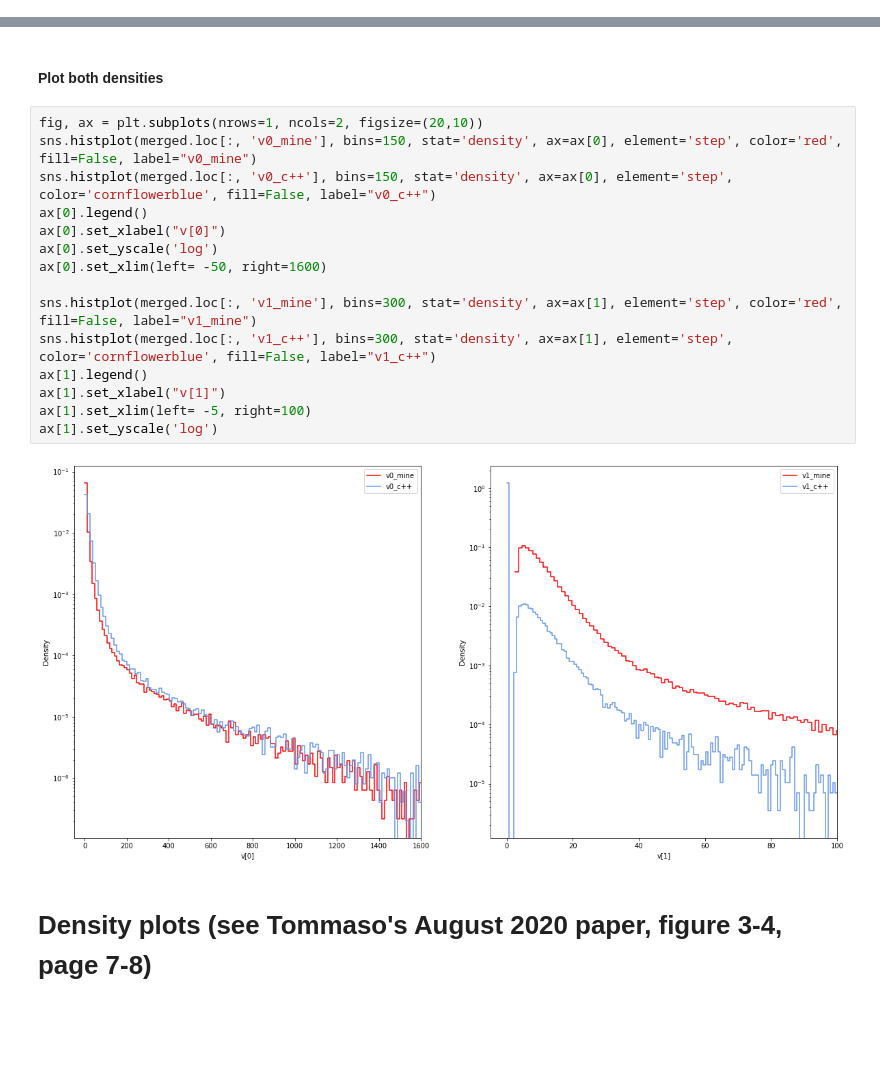
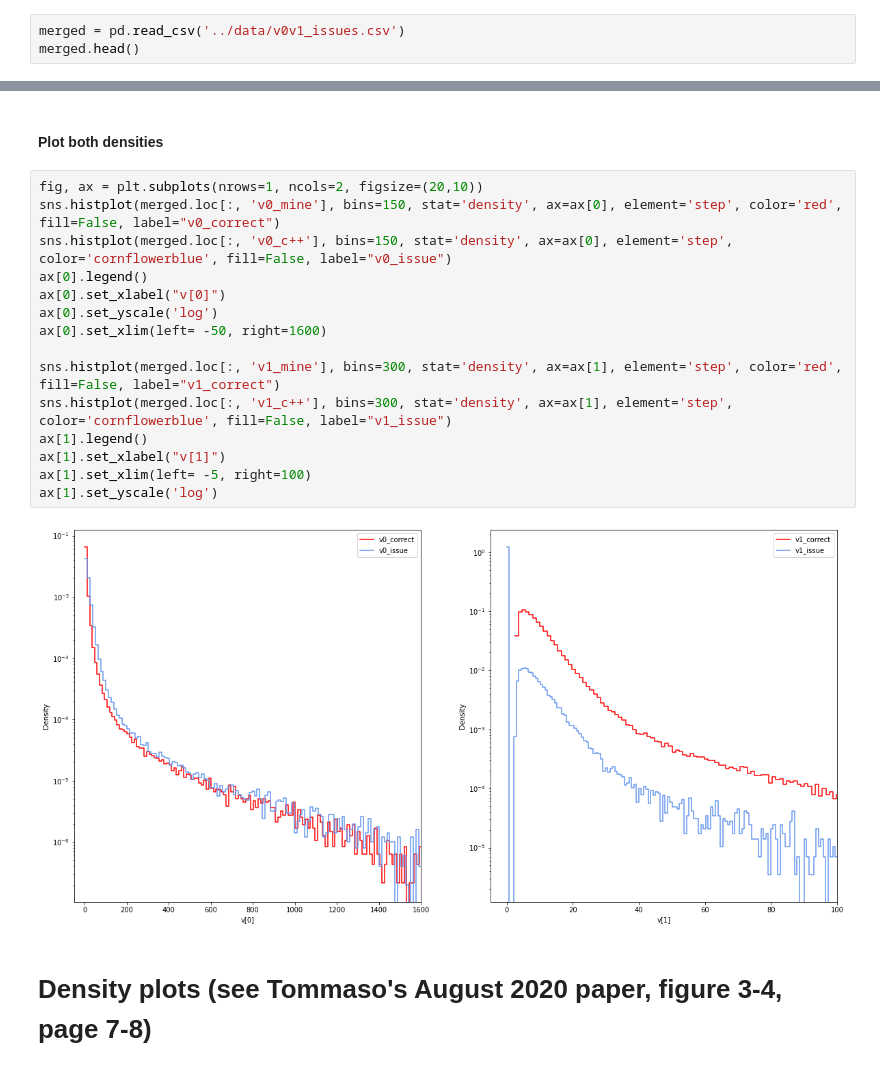
Before and after one commit to lucamasserano/muonEnergy-lfi, a Jupyter notebook: plotting/features.ipynb, the cells around one changed output, grey strips where cells are left out. Drawn from its saved outputs; the diff is of its cells as text; blank space fills up the shorter version.

```diff
--- a/plotting/features.ipynb
+++ b/plotting/features.ipynb
@@ -162,3 +162,6 @@ how many equal to each other in v1 (if any)
 merged.loc[np.abs(merged.loc[:, "v1_mine"] - merged.loc[:, "v1_c++"]) < 0.001, :].shape
 # %% [output]
 (20344, 5)
+# %%
+merged = pd.read_csv('../data/v0v1_issues.csv')
+merged.head()
@@ -166,21 +176,21 @@ merged.loc[np.abs(merged.loc[:, "v1_mine"] - merged.loc[:, "v1_c++"]) < 0.001, :
 #### Plot both densities
 # %%
 fig, ax = plt.subplots(nrows=1, ncols=2, figsize=(20,10))
-sns.histplot(merged.loc[:, 'v0_mine'], bins=150, stat='density', ax=ax[0], element='step', color='red', fill=False, label="v0_mine")
-sns.histplot(merged.loc[:, 'v0_c++'], bins=150, stat='density', ax=ax[0], element='step', color='cornflowerblue', fill=False, label="v0_c++")
+sns.histplot(merged.loc[:, 'v0_mine'], bins=150, stat='density', ax=ax[0], element='step', color='red', fill=False, label="v0_correct")
+sns.histplot(merged.loc[:, 'v0_c++'], bins=150, stat='density', ax=ax[0], element='step', color='cornflowerblue', fill=False, label="v0_issue")
 ax[0].legend()
 ax[0].set_xlabel("v[0]")
 ax[0].set_yscale('log')
 ax[0].set_xlim(left= -50, right=1600)
 
-sns.histplot(merged.loc[:, 'v1_mine'], bins=300, stat='density', ax=ax[1], element='step', color='red', fill=False, label="v1_mine")
-sns.histplot(merged.loc[:, 'v1_c++'], bins=300, stat='density', ax=ax[1], element='step', color='cornflowerblue', fill=False, label="v1_c++")
+sns.histplot(merged.loc[:, 'v1_mine'], bins=300, stat='density', ax=ax[1], element='step', color='red', fill=False, label="v1_correct")
+sns.histplot(merged.loc[:, 'v1_c++'], bins=300, stat='density', ax=ax[1], element='step', color='cornflowerblue', fill=False, label="v1_issue")
 ax[1].legend()
 ax[1].set_xlabel("v[1]")
 ax[1].set_xlim(left= -5, right=100)
 ax[1].set_yscale('log')
 # %% [output]
-[figure, old version]
+[figure, new version]
 # %% [markdown]
 # Density plots (see Tommaso's August 2020 paper, figure 3-4, page 7-8)
 # %% [markdown]
```
Also changed, not shown: parts of 2 cells of this notebook, 15 other files.
